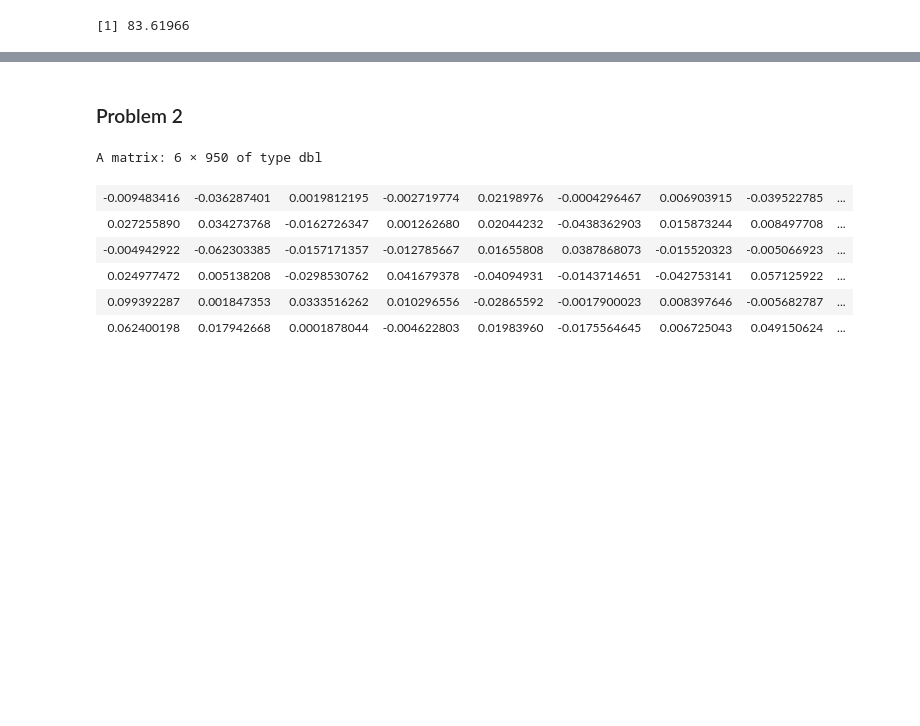
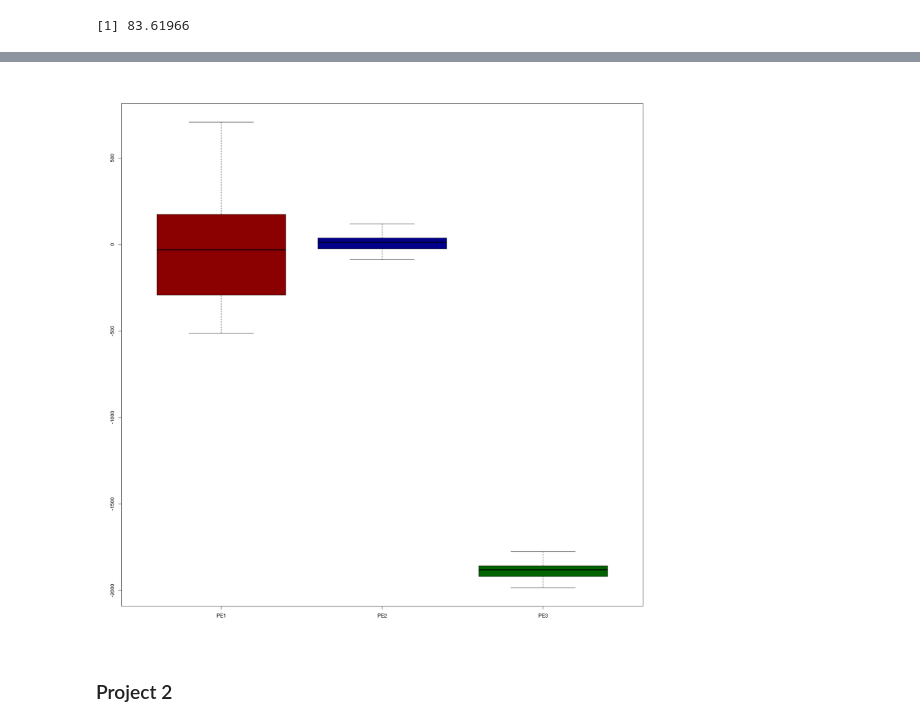
Before and after one commit to ventus550/university, a Jupyter notebook: statistical-learning/lab3/lab.ipynb, the cells around one changed output, grey strips where cells are left out. Drawn from its saved outputs; the diff is of its cells as text; code cells hidden in the pictures; blank space fills up the shorter version.

```diff
--- a/statistical-learning/lab3/lab.ipynb
+++ b/statistical-learning/lab3/lab.ipynb
@@ -86,0 +93,27 @@ sum((µ - µjs.mean)**2)
+# %%
+n = 1000; p = 950
+X = matrix(data = rnorm(n * p, 0, sqrt(1e-3)), nrow = n)
+# %%
+model.prediction.error = function(k) {
+	β = rep(0, p)
+	β[1:k] <- 3
+
+	e = rnorm(n, 0, 1)
+
+	y = X %*% β + e
+	B = solve(t(X) %*% X) %*% t(X) %*% y
+
+	Y =  X %*% B
+	RSS = sum((Y - y)**2)
+	M = X %*% solve(t(X) %*% X) %*% t(X)
+	var = RSS / (n - p)
+
+	return(c(
+		PE  = sum((X %*% (β - B))**2) + n,
+		PE1 = RSS + 2*var*p,
+		PE2 = RSS + 2*1*p,
+		PE3 = sum(((Y - y) / diag(M))**2)
+	))
+}
+# %%
+estimators = t(data.frame(replicate(30, model.prediction.error(2))))
@@ -86,0 +141,2 @@ sum((µ - µjs.mean)**2)
+# %%
+residuals = (estimators - estimators[,1])[, -1]
@@ -87,2 +164,6 @@ sum((µ - µjs.mean)**2)
+# %%
+boxplot(residuals, col = c("darkred", "darkblue", "darkgreen"))
+# %% [output]
+[figure, added]
 # %% [markdown]
-### Problem 2
+### Project 2
@@ -91,10 +169,0 @@ X = matrix(data = rnorm(1000 * 950, 0, sqrt(1e-3)), nrow = 1000)
-# %%
-head(X)
-# %% [output]
-A matrix: 6 × 950 of type dbl
-| -0.009483416 | -0.036287401 | 0.0019812195 | -0.002719774 | 0.02198976 | -0.0004296467 | 0.006903915 | -0.039522785 | ... |
-| 0.027255890 | 0.034273768 | -0.0162726347 | 0.001262680 | 0.02044232 | -0.0438362903 | 0.015873244 | 0.008497708 | ... |
-| -0.004942922 | -0.062303385 | -0.0157171357 | -0.012785667 | 0.01655808 | 0.0387868073 | -0.015520323 | -0.005066923 | ... |
-| 0.024977472 | 0.005138208 | -0.0298530762 | 0.041679378 | -0.04094931 | -0.0143714651 | -0.042753141 | 0.057125922 | ... |
-| 0.099392287 | 0.001847353 | 0.0333516262 | 0.010296556 | -0.02865592 | -0.0017900023 | 0.008397646 | -0.005682787 | ... |
-| 0.062400198 | 0.017942668 | 0.0001878044 | -0.004622803 | 0.01983960 | -0.0175564645 | 0.006725043 | 0.049150624 | ... |
```
Also changed, not shown: parts of 26 cells of this notebook.
